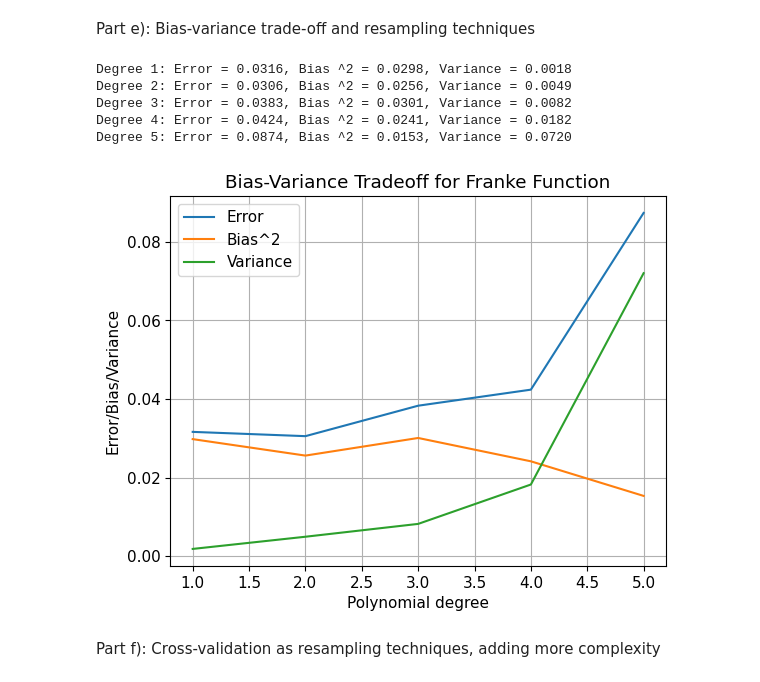
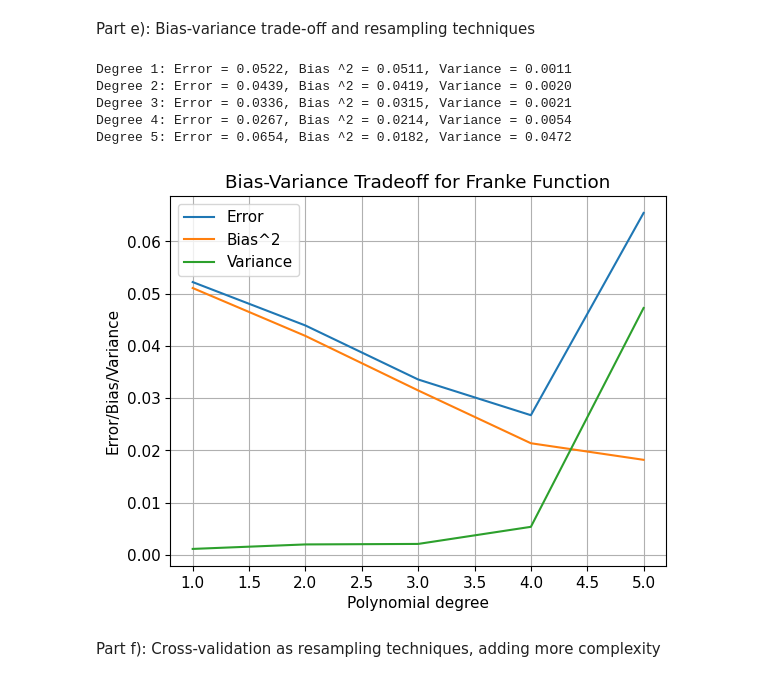
Before and after one commit to tiriltk/FYSSTK4155, a Jupyter notebook: Project1/frankecode.ipynb, the cells around one changed output. Drawn from its saved outputs; the diff is of its cells as text; code cells hidden in the pictures.

Commit message:
edits bootstrap and k-fold

```diff
--- a/Project1/frankecode.ipynb
+++ b/Project1/frankecode.ipynb
@@ -324,23 +323,6 @@ def R2(y_data, y_model):
     return 1 - np.sum((y_data - y_model)**2) / np.sum((y_data - np.mean(y_data))**2)
 
 
-
-N = 1000
-x = np.random.uniform(0, 1, N)
-y = np.random.uniform(0, 1, N)
-z = FrankeFunction(x, y) + 0.1 * np.random.randn(N)
-
-Maxpolydegree = 5
-poly = PolynomialFeatures(degree=Maxpolydegree)
-X = poly.fit_transform(np.c_[x, y])
-
-# Split the data into training and testing sets
-X_train, X_test, z_train, z_test = train_test_split(X, z, test_size=0.2)
-
-
-nlambdas = 5
-lambdas = np.logspace(-4, 0, nlambdas)
-
 model = Ridge()
 gridsearch = GridSearchCV(estimator=model, param_grid={'alpha': lambdas}, scoring='neg_mean_squared_error', cv=5)
 gridsearch.fit(X_train, z_train)
@@ -354,7 +336,6 @@ ypredictRidge = gridsearch.predict(X_test)
 ypredictLasso = gridsearch2.predict(X_test)
 
 
-
 print(f"Best estimated lambda-value Ridge: {gridsearch.best_estimator_.alpha}")
 print(f"MSE score: {MSE(z_test, ypredictRidge):.5f}")
 print(f"R2 score: {R2(z_test, ypredictRidge):.5f}")
@@ -410,10 +391,13 @@ plt.show()
 # %% [markdown]
 Part e): Bias-variance trade-off and resampling techniques
 # %%
+import numpy as np
+import matplotlib.pyplot as plt
 from sklearn.linear_model import LinearRegression
 from sklearn.preprocessing import PolynomialFeatures
 from sklearn.pipeline import make_pipeline
 from sklearn.utils import resample
+from sklearn.model_selection import train_test_split
 
 def FrankeFunction(x, y):
     term1 = 0.75 * np.exp(-(0.25 * (9 * x - 2) ** 2) - 0.25 * ((9 * y - 2) ** 2))
@@ -422,7 +406,6 @@ def FrankeFunction(x, y):
     term4 = -0.2 * np.exp(-(9 * x - 4) ** 2 - (9 * y - 7) ** 2)
     return term1 + term2 + term3 + term4
 
-np.random.seed(1042)
 
 n = 100
 x = np.random.uniform(0, 1, n)
@@ -440,41 +423,52 @@ error = np.zeros(maxdegree)
 bias = np.zeros(maxdegree)
 variance = np.zeros(maxdegree)
 polydegree = np.arange(1, maxdegree + 1)
 
 X_train, X_test, z_train, z_test = train_test_split(X, z, test_size=0.2)
 
+
+error = np.zeros(maxdegree)
+bias = np.zeros(maxdegree)
+variance = np.zeros(maxdegree)
+polydegree = np.arange(1, maxdegree + 1)
+
+z_test = z_test.reshape(-1, 1)
+
+# Loop over polynomial degrees
 for degree in range(1, maxdegree + 1):
     model = make_pipeline(PolynomialFeatures(degree=degree), LinearRegression(fit_intercept=False))
-    z_pred = np.empty((z_test.shape[0], n_boostraps))
+    z_pred = np.empty((z_test.shape[0], n_boostraps))  # To store bootstrap predictions
 
+    # Perform bootstrap resampling
     for i in range(n_boostraps):
         X_, z_ = resample(X_train, z_train)
         z_pred[:, i] = model.fit(X_, z_).predict(X_test).ravel()
 
-    z_test = z_test.reshape(-1, 1)
-
+    # Calculate error, bias, and variance
     error[degree-1] = np.mean(np.mean((z_test - z_pred) ** 2, axis=1))
     bias[degree-1] = np.mean((z_test - np.mean(z_pred, axis=1, keepdims=True)) ** 2)
     variance[degree-1] = np.mean(np.var(z_pred, axis=1))
 
     print(f'Degree {degree}: Error = {error[degree-1]:.4f}, Bias ^2 = {bias[degree-1]:.4f}, Variance = {variance[degree-1]:.4f}')
 
 plt.rcParams.update({'font.size': 11})
+
+# Plot the error, bias, and variance as a function of polynomial degree
 plt.plot(polydegree, error, label='Error')
 plt.plot(polydegree, bias, label='Bias^2')
 plt.plot(polydegree, variance, label='Variance')
 plt.xlabel('Polynomial degree')
 plt.ylabel('Error/Bias/Variance')
 plt.legend()
 plt.title('Bias-Variance Tradeoff for Franke Function')
 plt.grid(True)
 plt.show()
 # %% [output]
-Degree 1: Error = 0.0316, Bias ^2 = 0.0298, Variance = 0.0018
-Degree 2: Error = 0.0306, Bias ^2 = 0.0256, Variance = 0.0049
-Degree 3: Error = 0.0383, Bias ^2 = 0.0301, Variance = 0.0082
-Degree 4: Error = 0.0424, Bias ^2 = 0.0241, Variance = 0.0182
-Degree 5: Error = 0.0874, Bias ^2 = 0.0153, Variance = 0.0720
+Degree 1: Error = 0.0522, Bias ^2 = 0.0511, Variance = 0.0011
+Degree 2: Error = 0.0439, Bias ^2 = 0.0419, Variance = 0.0020
+Degree 3: Error = 0.0336, Bias ^2 = 0.0315, Variance = 0.0021
+Degree 4: Error = 0.0267, Bias ^2 = 0.0214, Variance = 0.0054
+Degree 5: Error = 0.0654, Bias ^2 = 0.0182, Variance = 0.0472
-[figure, old version]
+[figure, new version]
 # %% [markdown]
 Part f): Cross-validation as resampling techniques, adding more complexity
```
Also changed, not shown: parts of 7 cells of this notebook.
